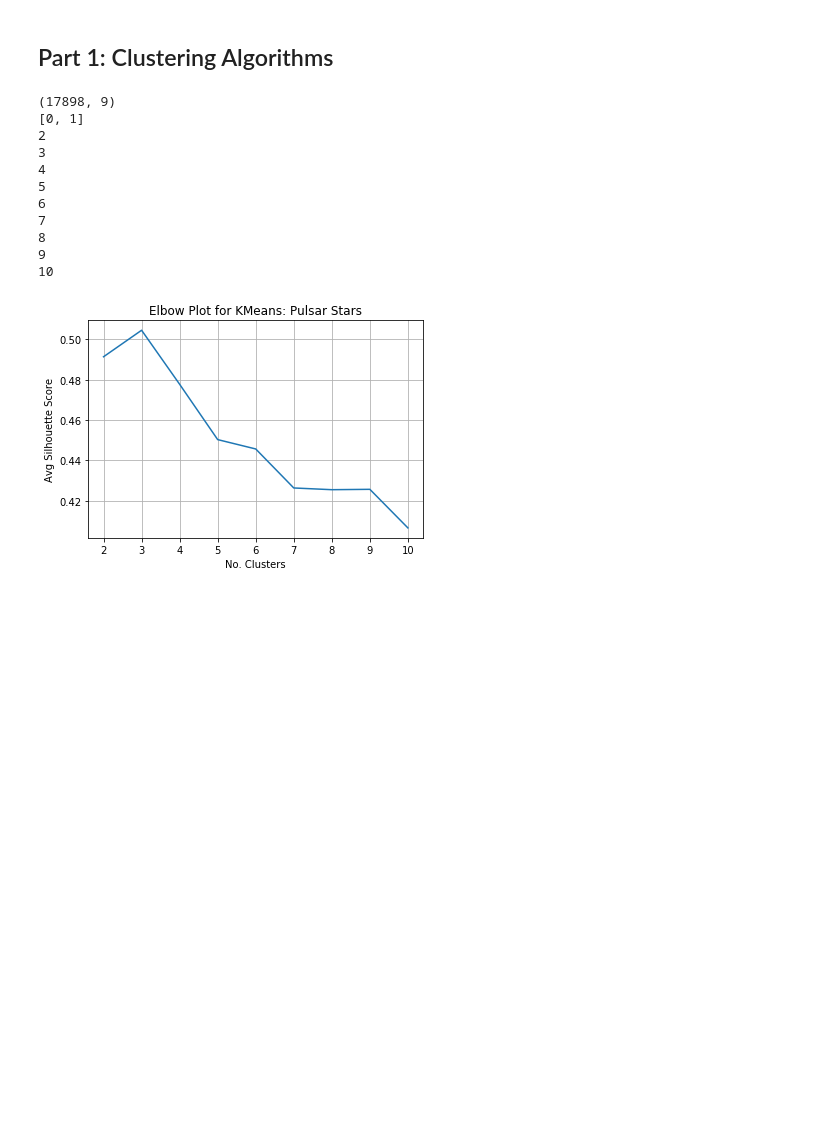
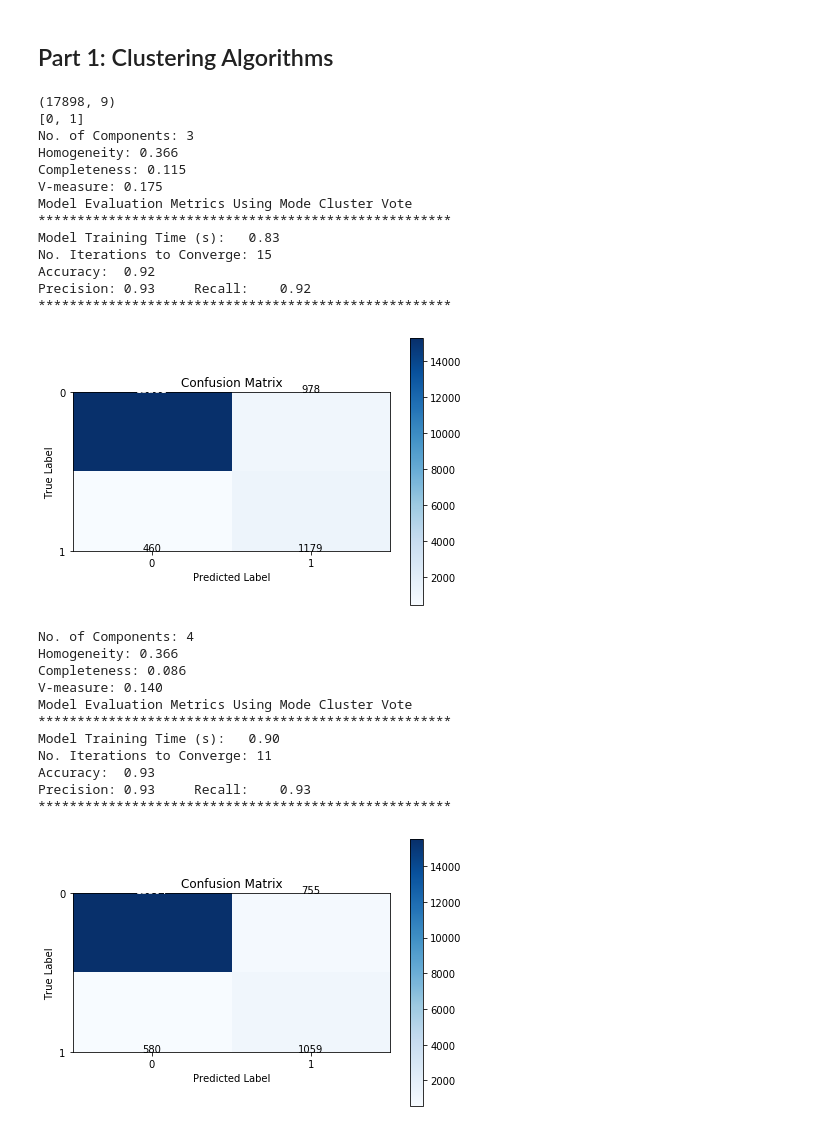
Before and after one commit to netcsc/unsupervised-learning-ML, a Jupyter notebook: main.ipynb, the cells around one changed output. Drawn from its saved outputs; the diff is of its cells as text; code cells hidden in the pictures; blank space fills up the shorter version.

Commit message:
kmean experiment

```diff
--- a/main.ipynb
+++ b/main.ipynb
@@ -4,7 +4,9 @@ import pandas as pd
 from sklearn.model_selection import train_test_split, learning_curve
 from sklearn.preprocessing import StandardScaler, normalize
 from timeit import default_timer as timer
+from collections import Counter
 import matplotlib.pyplot as plt
+import itertools
 
 def load_data(filename):
     df = pd.read_csv("./data/" + filename)
@@ -112,10 +114,35 @@ def plot_learning_curve(estimator, title, X, y, ylim=None, cv=None,
     plt.legend(loc="best")
     return plt
 
-#X, y = load_data("falldeteciton.csv")
-#X, y = load_data("pulsar_stars.csv")
-#print(X.head())
-#print(y.head())
+def plot_confusion_matrix(cm, classes, normalize=False, title='Confusion Matrix', cmap=plt.cm.Blues):
+
+    plt.imshow(cm, interpolation='nearest', cmap=cmap)
+    plt.title(title)
+    plt.colorbar()
+    tick_marks = np.arange(len(classes))
+    plt.xticks(tick_marks, classes)
+    plt.yticks(tick_marks, classes)
+
+    fmt = '.2f' if normalize else 'd'
+    thresh = cm.max() / 2.
+    for i, j in itertools.product(range(2), range(2)):
+        plt.text(j, i, format(cm[i, j], fmt),
+                 horizontalalignment="center",
+                 color="white" if cm[i, j] > thresh else "black")
+
+    plt.tight_layout()
+    plt.ylabel('True Label')
+    plt.xlabel('Predicted Label')
+
+def cluster_predictions(y, cluster_labels):
+    assert (y.shape == cluster_labels.shape)
+    pred = np.empty_like(y)
+    for label in set(cluster_labels):
+        mask = cluster_labels == label
+        sub = y[mask]
+        target = Counter(sub).most_common(1)[0][0]
+        pred[mask] = target
+    return pred
 # %% [markdown]
 ## Part 1: Clustering Algorithms
 # %%
@@ -161,17 +247,33 @@ def kmeans_cluster(X,y,title):
 # %%
 X, y = load_data("pulsar_stars.csv")
 X = normalize(X)
-kmeans_cluster(X,y,'Pulsar Stars')
+#kmeans_cluster(X,y,'Pulsar Stars')
+kmeans_evaluate(X,y,3)
+kmeans_evaluate(X,y,4)
 # %% [output]
 (17898, 9)
 [0, 1]
-2
-3
-4
-5
-6
-7
-8
-9
-10
+No. of Components: 3
+Homogeneity: 0.366
+Completeness: 0.115
+V-measure: 0.175
+Model Evaluation Metrics Using Mode Cluster Vote
+*****************************************************
+Model Training Time (s):   0.83
+No. Iterations to Converge: 15
+Accuracy:  0.92
+Precision: 0.93     Recall:    0.92
+*****************************************************
-[figure, old version]
+[figure, new version]
+No. of Components: 4
+Homogeneity: 0.366
+Completeness: 0.086
+V-measure: 0.140
+Model Evaluation Metrics Using Mode Cluster Vote
+*****************************************************
+Model Training Time (s):   0.90
+No. Iterations to Converge: 11
+Accuracy:  0.93
+Precision: 0.93     Recall:    0.93
+*****************************************************
+[figure, added]
```
Also changed, not shown: parts of 2 cells of this notebook.
